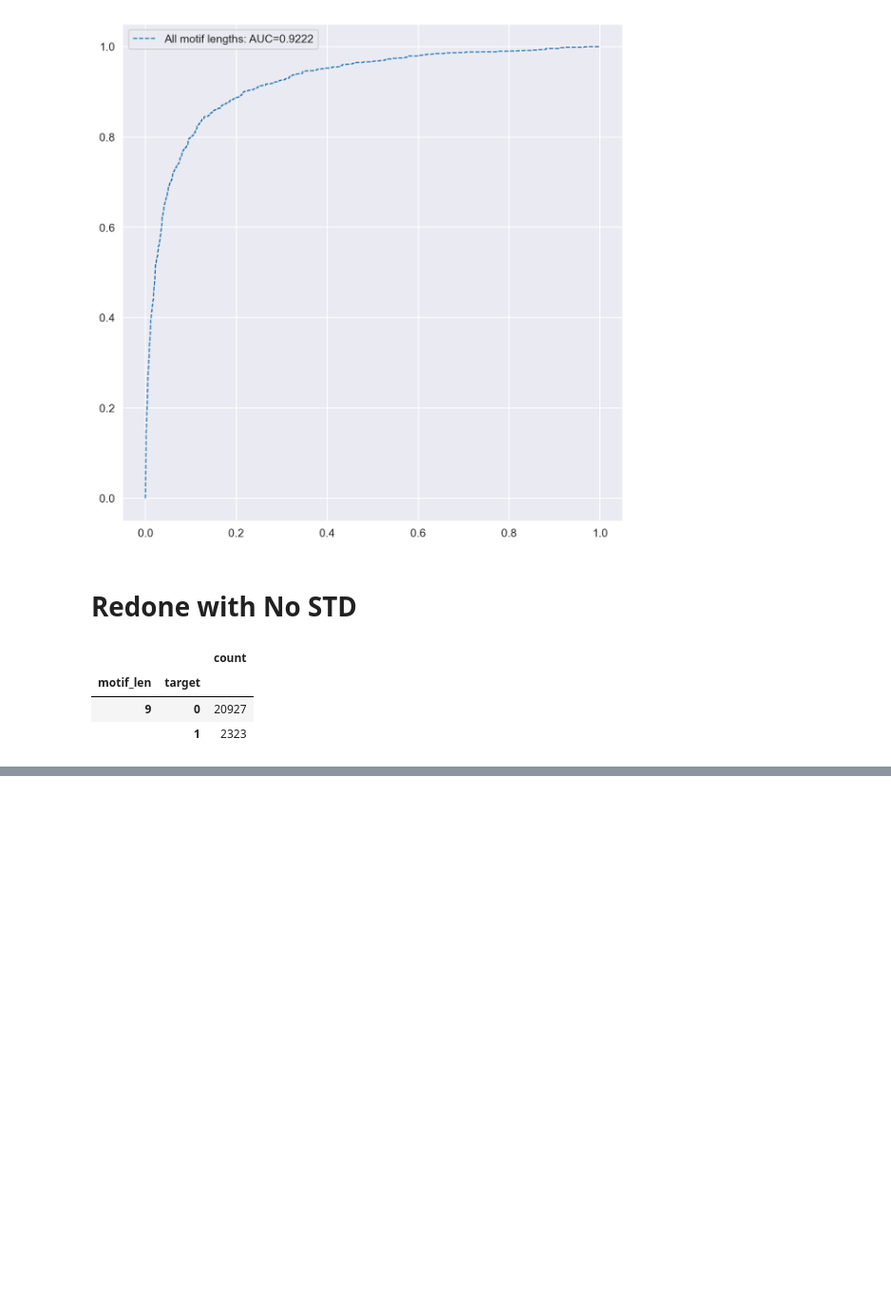
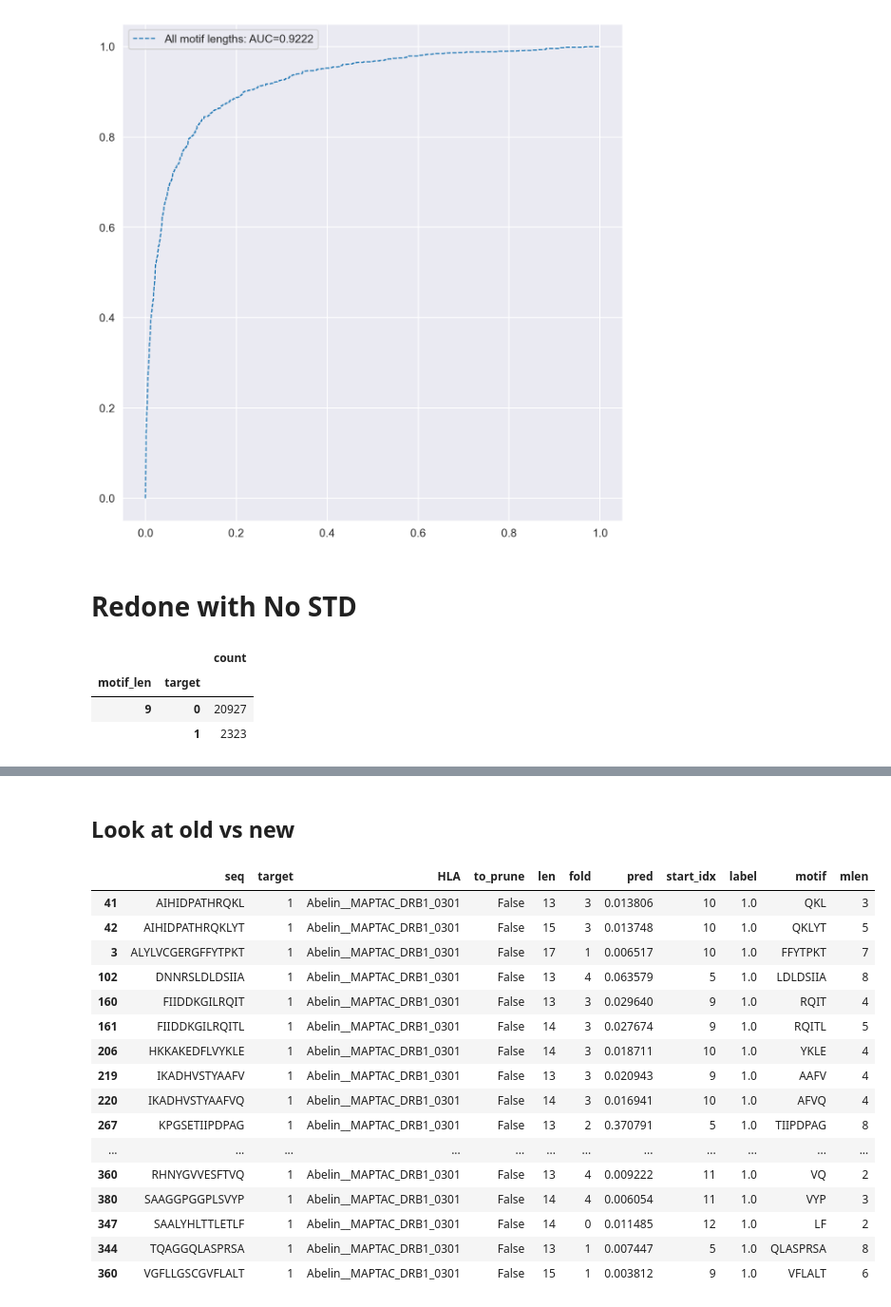
Before and after one commit to richieYT-wan/PyNNalign, a Jupyter notebook: notebooks/230525_fix_motif_len.ipynb, the cells around one changed output, grey strips where cells are left out. Shown at 95% size. Cells and saved outputs as stored; diff of their text form; code cells hidden in the pictures; blank space fills up the shorter version.

Commit message:
added individual motif per fold

```diff
--- a/notebooks/230525_fix_motif_len.ipynb
+++ b/notebooks/230525_fix_motif_len.ipynb
@@ -374,0 +427,5 @@ preds['motif'].to_csv(f'{PATH}pred_motif_both.txt', index=False,header=None)
+# %%
+PATH = '../output/230525_FixedPadding_MHCII_DRB1_0301_kcvs/'
+dirs = list(filter(lambda x: 'Fixed' in x, os.listdir(PATH)))
+for f in dirs:
+    print(list(filter(lambda x: 'pred' in x.lower(), os.listdir(os.path.join(PATH,f)))))
@@ -374,0 +438,47 @@ preds['motif'].to_csv(f'{PATH}pred_motif_both.txt', index=False,header=None)
+# %% [markdown]
+## Look at old vs new
+# %%
+# look at predicted§ cores for old model vs new model
+
+PATH = '../output/230524_MHCII_DRB1_0301_kcvs/'
+dirs = list(filter(lambda x: 'MHC' in x, os.listdir(PATH)))
+old_preds = []
+for dnms in dirs:
+    old_preds.append(pd.read_csv(f"{PATH}{dnms}/{list(filter(lambda x: 'valid_pred' in x, os.listdir(f'{PATH}{dnms}')))[0]}"))
+old_preds = pd.concat(old_preds)
+old_preds['motif'] = old_preds.apply(get_motif, axis=1)
+old_preds['mlen'] = old_preds['motif'].apply(len)
+old_preds.rename(columns={'Sequence':'seq', 'core_start_index':'start_idx'}, inplace=True)
+old_preds.sort_values('seq',inplace=True)
+
+
+PATH = '../output/230525_FixedPadding_MHCII_DRB1_0301_kcvs/'
+dirs = list(filter(lambda x: 'Fixed' in x, os.listdir(PATH)))
+new_preds = []
+for dnms in dirs:
+    new_preds.append(pd.read_csv(f"{PATH}{dnms}/{list(filter(lambda x: 'valid_pred' in x, os.listdir(f'{PATH}{dnms}')))[0]}"))
+new_preds = pd.concat(new_preds)
+new_preds['motif'] = new_preds.apply(get_motif, axis=1)
+new_preds['mlen'] = new_preds['motif'].apply(len)
+new_preds.rename(columns={'Sequence':'seq', 'core_start_index':'start_idx'}, inplace=True)
+new_preds.sort_values('seq',inplace=True)
+# %%
+old_preds.query('mlen!=9 and target==1')
+# %% [output]
+|  | seq | target | HLA | to_prune | len | fold | pred | start_idx | label | motif | mlen |
+| 41 | AIHIDPATHRQKL | 1 | Abelin__MAPTAC_DRB1_0301 | False | 13 | 3 | 0.013806 | 10 | 1.0 | QKL | 3 |
+| 42 | AIHIDPATHRQKLYT | 1 | Abelin__MAPTAC_DRB1_0301 | False | 15 | 3 | 0.013748 | 10 | 1.0 | QKLYT | 5 |
+| 3 | ALYLVCGERGFFYTPKT | 1 | Abelin__MAPTAC_DRB1_0301 | False | 17 | 1 | 0.006517 | 10 | 1.0 | FFYTPKT | 7 |
+| 102 | DNNRSLDLDSIIA | 1 | Abelin__MAPTAC_DRB1_0301 | False | 13 | 4 | 0.063579 | 5 | 1.0 | LDLDSIIA | 8 |
+| 160 | FIIDDKGILRQIT | 1 | Abelin__MAPTAC_DRB1_0301 | False | 13 | 3 | 0.029640 | 9 | 1.0 | RQIT | 4 |
+| 161 | FIIDDKGILRQITL | 1 | Abelin__MAPTAC_DRB1_0301 | False | 14 | 3 | 0.027674 | 9 | 1.0 | RQITL | 5 |
+| 206 | HKKAKEDFLVYKLE | 1 | Abelin__MAPTAC_DRB1_0301 | False | 14 | 3 | 0.018711 | 10 | 1.0 | YKLE | 4 |
+| 219 | IKADHVSTYAAFV | 1 | Abelin__MAPTAC_DRB1_0301 | False | 13 | 3 | 0.020943 | 9 | 1.0 | AAFV | 4 |
+| 220 | IKADHVSTYAAFVQ | 1 | Abelin__MAPTAC_DRB1_0301 | False | 14 | 3 | 0.016941 | 10 | 1.0 | AFVQ | 4 |
+| 267 | KPGSETIIPDPAG | 1 | Abelin__MAPTAC_DRB1_0301 | False | 13 | 2 | 0.370791 | 5 | 1.0 | TIIPDPAG | 8 |
+| ... | ... | ... | ... | ... | ... | ... | ... | ... | ... | ... | ... |
+| 360 | RHNYGVVESFTVQ | 1 | Abelin__MAPTAC_DRB1_0301 | False | 13 | 4 | 0.009222 | 11 | 1.0 | VQ | 2 |
+| 380 | SAAGGPGGPLSVYP | 1 | Abelin__MAPTAC_DRB1_0301 | False | 14 | 4 | 0.006054 | 11 | 1.0 | VYP | 3 |
+| 347 | SAALYHLTTLETLF | 1 | Abelin__MAPTAC_DRB1_0301 | False | 14 | 0 | 0.011485 | 12 | 1.0 | LF | 2 |
+| 344 | TQAGGQLASPRSA | 1 | Abelin__MAPTAC_DRB1_0301 | False | 13 | 1 | 0.007447 | 5 | 1.0 | QLASPRSA | 8 |
+| 360 | VGFLLGSCGVFLALT | 1 | Abelin__MAPTAC_DRB1_0301 | False | 15 | 1 | 0.003812 | 9 | 1.0 | VFLALT | 6 |
```
Also changed, not shown: parts of 14 cells of this notebook, 21 other files.
